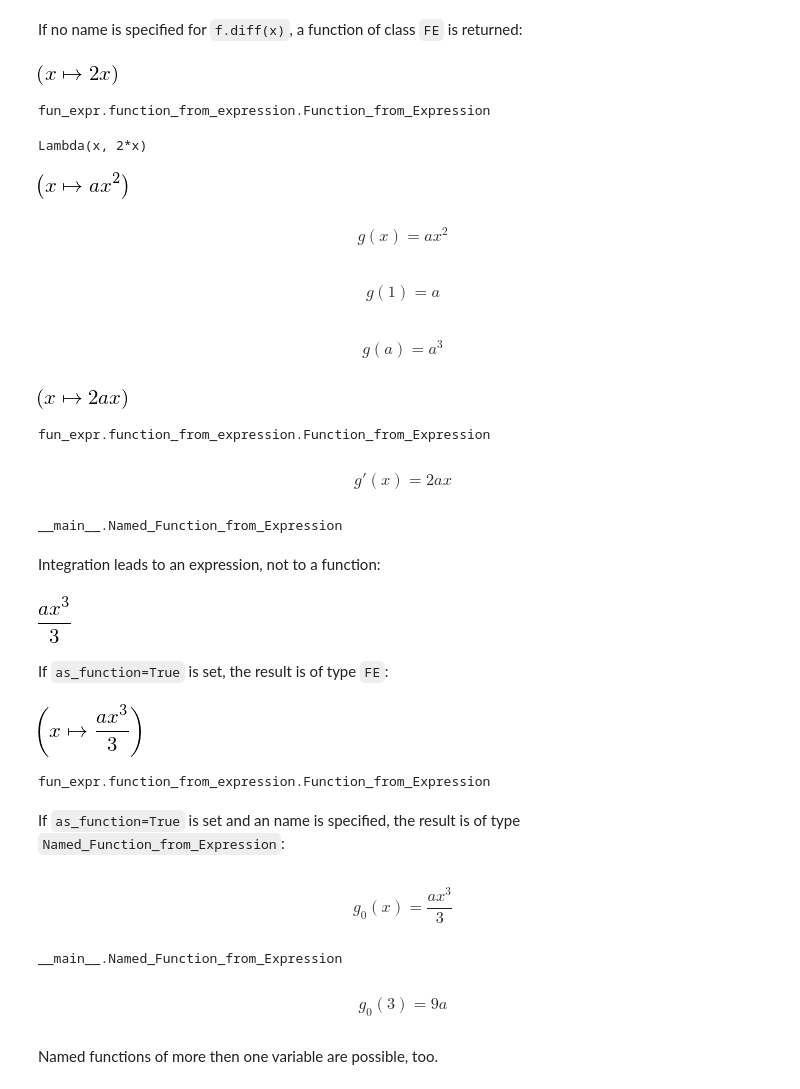
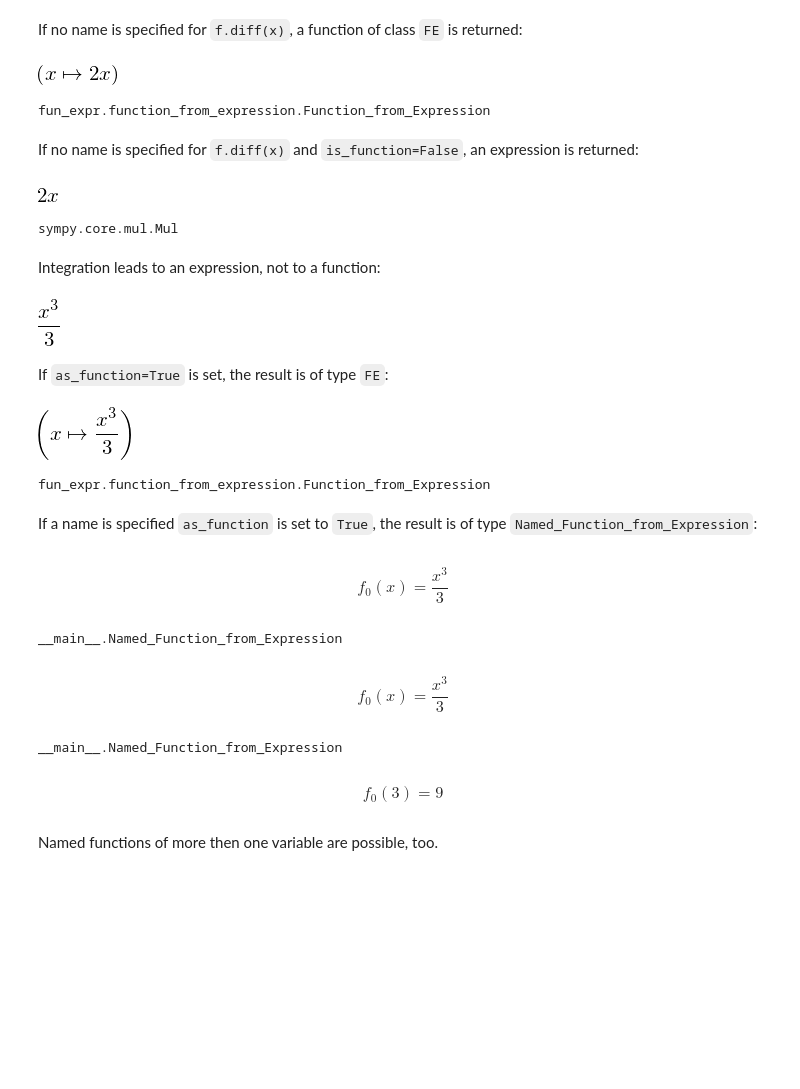
Before and after one commit to wolfgang-302/fun-expr, a Jupyter notebook: docs/create_named_function_from_expression.ipynb, the cells around one changed output. Cells and saved outputs as stored; diff of their text form; code cells hidden in the pictures; blank space fills up the shorter version.

```diff
--- a/docs/create_named_function_from_expression.ipynb
+++ b/docs/create_named_function_from_expression.ipynb
@@ -154,68 +194,54 @@ If no name is specified for `f.diff(x)`, a function of class `FE` is returned:
 f_1 = f.diff(x)
 display(f_1)
 display(type(f_1))
-print(f_1)
 # %% [output]
 [figure]
 fun_expr.function_from_expression.Function_from_Expression
-Lambda(x, 2*x)
-# %%
-a,x = symbols('a,x')
-g = Named_Function_from_Expression('g', x, a*x**2)
-display(g)
-display(Math(g.displ()))
-# %% [output]
-[figure, removed]
-$$g\left(x\right) = a x^{2}$$
-# %%
-Math(g.displ(1))
-# %% [output]
-$$g\left(1\right) = a$$
-# %%
-Math(g.displ(a))
-# %% [output]
-$$g\left(a\right) = a^{3}$$
-# %%
-display(g.diff(x))
-display(type(g.diff(x)))
-# %% [output]
-[figure, removed]
-fun_expr.function_from_expression.Function_from_Expression
-# %%
-display(Math(g.diff(x,name="g'").displ()))
-display(type(g.diff(x,name="g'")))
-# %% [output]
-$$g'\left(x\right) = 2 a x$$
-__main__.Named_Function_from_Expression
+# %% [markdown]
+If no name is specified for `f.diff(x)` and `is_function=False`, an expression is returned:
+# %%
+expr = f.diff(x,as_function=False)
+display(expr)
+type(expr)
+# %% [output]
+[figure, added]
+sympy.core.mul.Mul
 # %% [markdown]
 Integration leads to an expression, not to a function:
-# %%
-g_0 = g.integrate(x)
-g_0
-# %% [output]
-[figure, removed]
+# %%
+f_0 = f.integrate(x)
+f_0
+# %% [output]
+[figure, added]
 # %% [markdown]
 If `as_function=True` is set, the result is of type `FE`:
 # %%
-g_0 = g.integrate(x,as_function=True)
-display(g_0)
-display(type(g_0))
+f_0 = f.integrate(x,as_function=True)
+display(f_0)
+display(type(f_0))
 # %% [output]
-[figure, old version]
+[figure, new version]
 fun_expr.function_from_expression.Function_from_Expression
 # %% [markdown]
-If `as_function=True` is set and an name is specified, the result is of type `Named_Function_from_Expression`:
+If a name is specified `as_function` is set to `True`, the result is of type `Named_Function_from_Expression`:
 # %%
-g_0 = g.integrate(x,name="g_0")
-display(Math(g_0.displ()))
-display(type(g_0))
+f_0 = f.integrate(x,name="f_0")
+display(Math(f_0.displ()))
+display(type(f_0))
 # %% [output]
-$$g_0\left(x\right) = \frac{a x^{3}}{3}$$
+$$f_0\left(x\right) = \frac{x^{3}}{3}$$
 __main__.Named_Function_from_Expression
+# %%
+f_0 = f.integrate(x,name='f_0',as_function=False)
+display(Math(f_0.displ()))
+type(f_0)
+# %% [output]
+$$f_0\left(x\right) = \frac{x^{3}}{3}$$
+__main__.Named_Function_from_Expression
 # %%
-Math(g_0.displ(3))
+Math(f_0.displ(3))
 # %% [output]
-$$g_0\left(3\right) = 9 a$$
+$$f_0\left(3\right) = 9$$
 # %% [markdown]
 Named functions of more then one variable are possible, too.
 # %%
```
Also changed, not shown: parts of 21 cells of this notebook.
